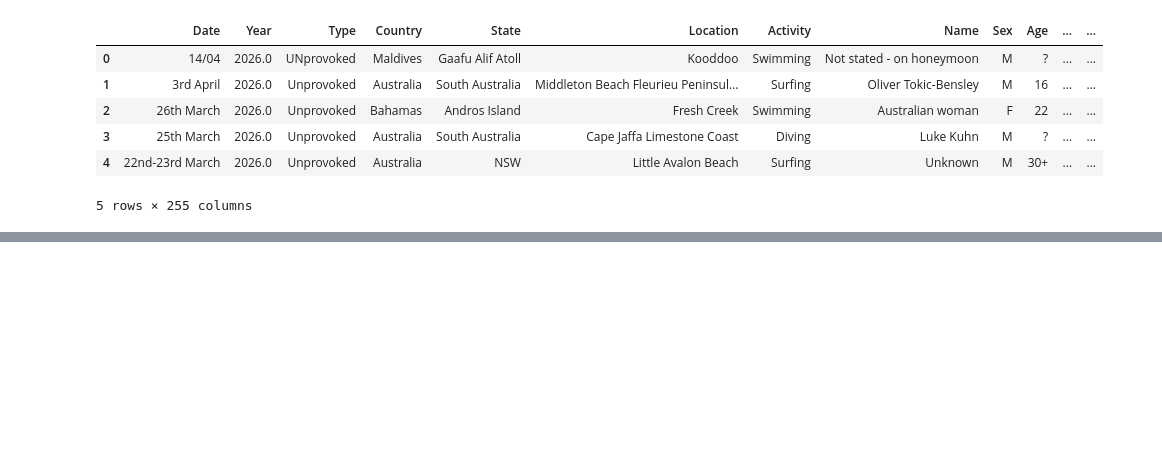
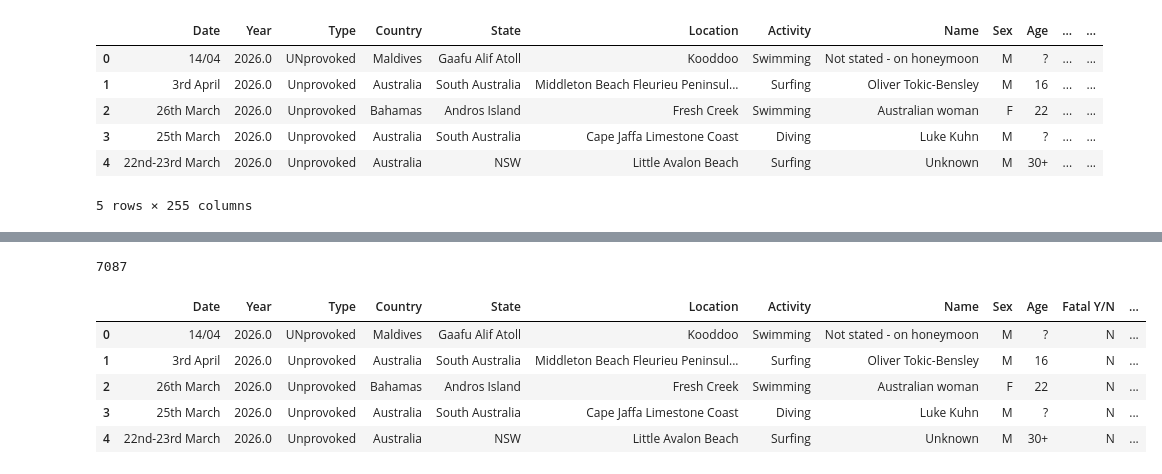
Before and after one commit to nailaikhenazenni-afk/proyecto-shark-attacks, a Jupyter notebook: proyecto-shark.ipynb, the cells around one changed output, grey strips where cells are left out. Saved outputs shown, nothing was run; the diff lists cells and outputs as text; code cells hidden in the pictures; blank space fills up the shorter version.

```diff
--- a/proyecto-shark.ipynb
+++ b/proyecto-shark.ipynb
@@ -16,0 +36,24 @@ df.head()
+# %%
+print(len(df))
+# %% [output]
+7087
+# %%
+import pandas as pd
+
+df = pd.read_csv("GSAF5(Sheet1-GSAF) (1).csv", encoding='latin1', low_memory=False)
+
+df.columns = df.columns.str.strip()
+
+columns_i_want= ['Date', 'Year', 'Type', 'Country', 'State', 'Location', 'Activity', 'Name', 'Sex', 'Age', 'Injuries', 'Fatal Y/N', 'Especies','Source']
+
+df = df[df.columns.intersection(columns_i_want)]
+
+df = df.dropna(how='all')
+df.head()
+# %% [output]
+|  | Date | Year | Type | Country | State | Location | Activity | Name | Sex | Age | Fatal Y/N | ... |
+| 0 | 14/04 | 2026.0 | UNprovoked | Maldives | Gaafu Alif Atoll | Kooddoo | Swimming | Not stated - on honeymoon | M | ? | N | ... |
+| 1 | 3rd April | 2026.0 | Unprovoked | Australia | South Australia | Middleton Beach Fleurieu Peninsul... | Surfing | Oliver Tokic-Bensley | M | 16 | N | ... |
+| 2 | 26th March | 2026.0 | Unprovoked | Bahamas | Andros Island | Fresh Creek | Swimming | Australian woman | F | 22 | N | ... |
+| 3 | 25th March | 2026.0 | Unprovoked | Australia | South Australia | Cape Jaffa Limestone Coast | Diving | Luke Kuhn | M | ? | N | ... |
+| 4 | 22nd-23rd March | 2026.0 | Unprovoked | Australia | NSW | Little Avalon Beach | Surfing | Unknown | M | 30+ | N | ... |
```
Also changed, not shown: parts of 11 cells of this notebook.
